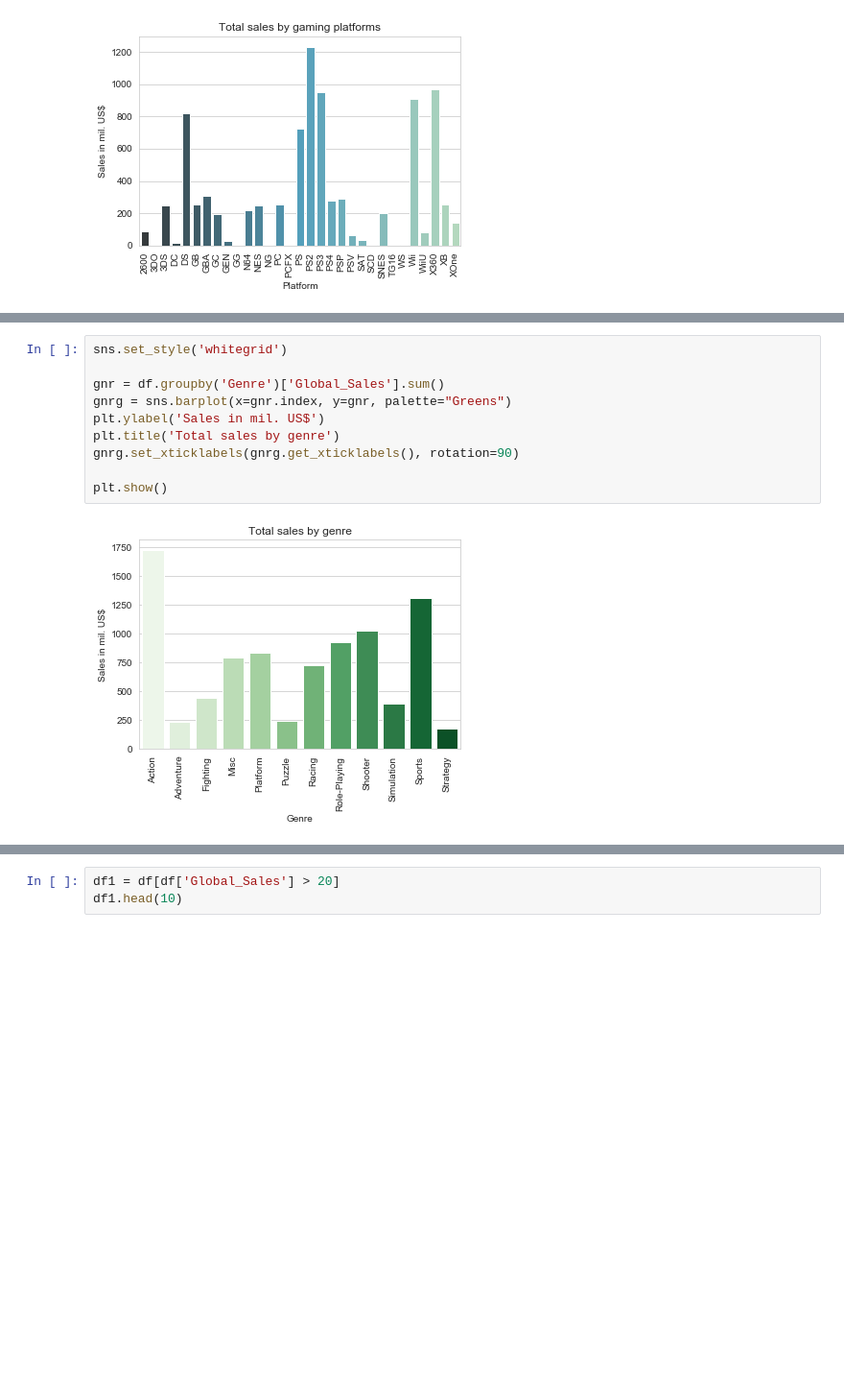
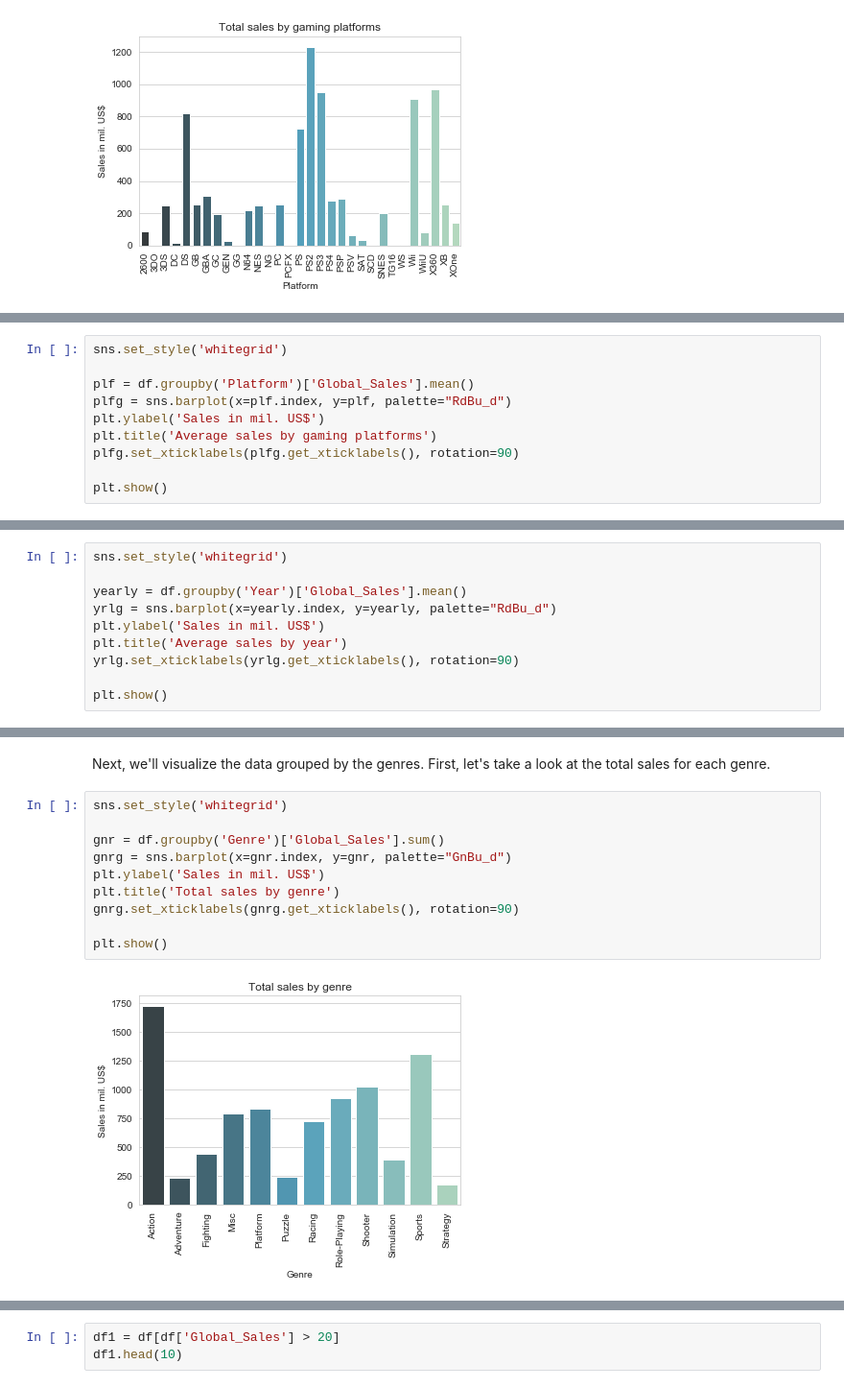
Before and after one commit to hosadman/video-game-sales-data-analysis, a Jupyter notebook: analysis.ipynb, the cells around one changed output, grey strips where cells are left out. Shown: that part at 96% size. Cells and saved outputs as stored; diff of their text form; blank space fills up the shorter version.

Commit message:
Adding graphs for mean video game sales

```diff
--- a/analysis.ipynb
+++ b/analysis.ipynb
@@ -93,0 +118,10 @@ plt.show()
+# %%
+sns.set_style('whitegrid')
+
+plf = df.groupby('Platform')['Global_Sales'].mean()
+plfg = sns.barplot(x=plf.index, y=plf, palette="RdBu_d")
+plt.ylabel('Sales in mil. US$')
+plt.title('Average sales by gaming platforms')
+plfg.set_xticklabels(plfg.get_xticklabels(), rotation=90)
+
+plt.show()
@@ -105,0 +148,10 @@ plt.show()
+# %%
+sns.set_style('whitegrid')
+
+yearly = df.groupby('Year')['Global_Sales'].mean()
+yrlg = sns.barplot(x=yearly.index, y=yearly, palette="RdBu_d")
+plt.ylabel('Sales in mil. US$')
+plt.title('Average sales by year')
+yrlg.set_xticklabels(yrlg.get_xticklabels(), rotation=90)
+
+plt.show()
@@ -106,12 +162,14 @@ plt.show()
+# %% [markdown]
+Next, we'll visualize the data grouped by the genres. First, let's take a look at the total sales for each genre.
 # %%
 sns.set_style('whitegrid')
 
 gnr = df.groupby('Genre')['Global_Sales'].sum()
-gnrg = sns.barplot(x=gnr.index, y=gnr, palette="Greens")
+gnrg = sns.barplot(x=gnr.index, y=gnr, palette="GnBu_d")
 plt.ylabel('Sales in mil. US$')
 plt.title('Total sales by genre')
 gnrg.set_xticklabels(gnrg.get_xticklabels(), rotation=90)
 
 plt.show()
 # %% [output]
-[figure, old version]
+[figure, new version]
```
Also changed, not shown: parts of 27 cells of this notebook.
